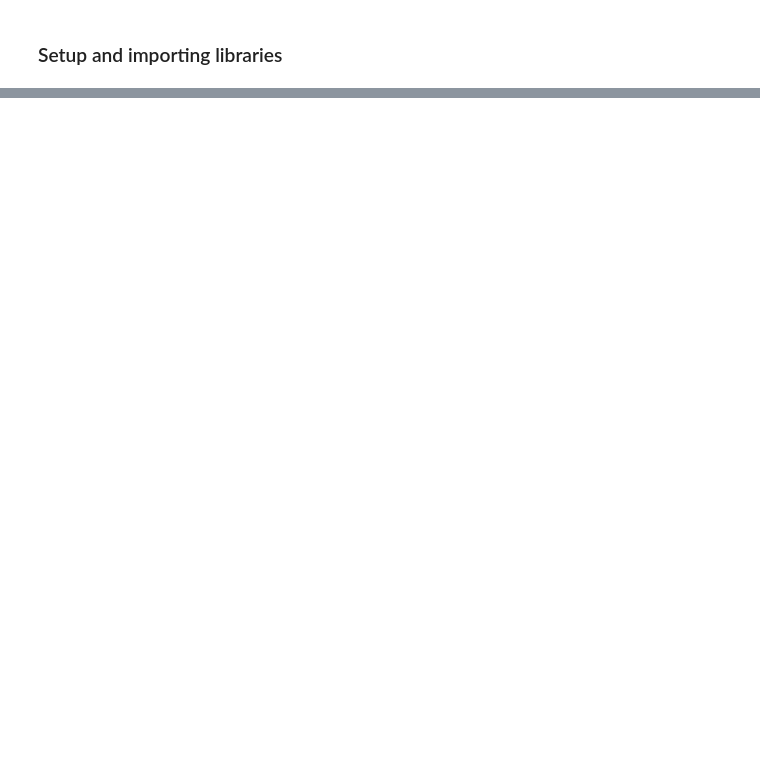
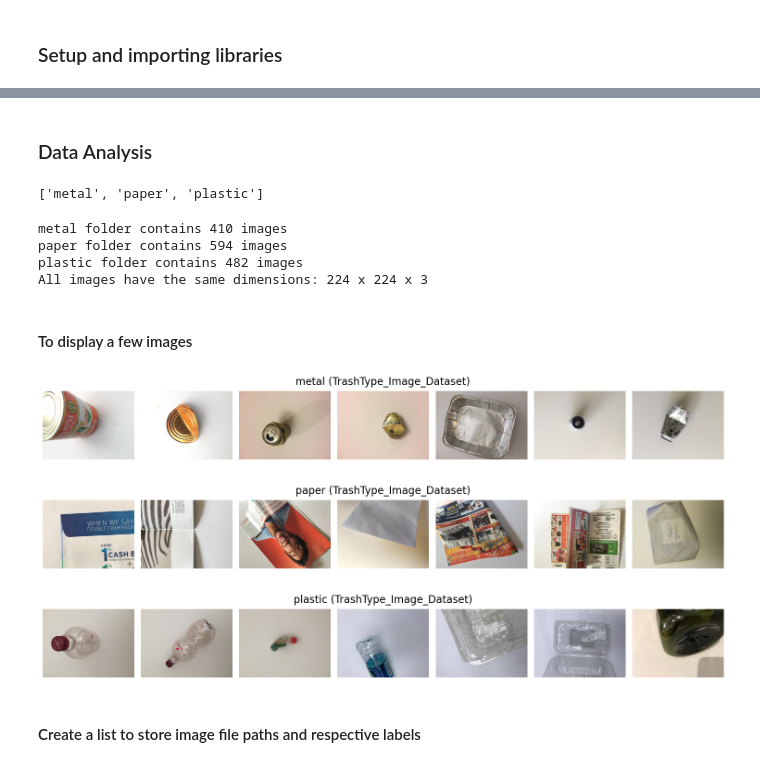
Before and after one commit to MarcGeorgeML/Waste-classification, a Jupyter notebook: model.ipynb, the cells around one changed output, grey strips where cells are left out. Saved outputs shown, nothing was run; the diff lists cells and outputs as text; code cells hidden in the pictures; blank space fills up the shorter version.

```diff
--- a/model.ipynb
+++ b/model.ipynb
@@ -27,0 +26,73 @@ ModuleNotFoundError: No module named 'seaborn'
+# %% [markdown]
+### Data Analysis
+# %%
+dataset_path = "TrashType_Image_Dataset"
+all_dimensions_set = set()
+
+# iterate over the datset
+garbage_types = os.listdir(dataset_path)
+print(garbage_types)
+# %% [output]
+['metal', 'paper', 'plastic']
+# %%
+for garbage_type in garbage_types:
+    folder_path = os.path.join(dataset_path, garbage_type)
+    # iterate over the images in the dataset
+    if os.path.isdir(folder_path):
+        image_files = [f for f in os.listdir(folder_path) if f.endswith((".jpg",".jpeg",".png"))]
+        # display the count of images in each folder
+        num_images = len(image_files)
+        print(f"{garbage_type} folder contains {num_images} images")
+
+        # check the dimensions of the images
+        for image_file in image_files:
+            image_path = os.path.join(folder_path, image_file)
+            with Image.open(image_path) as img:
+                img = img.resize((224, 224)) # resize the image to 224x224
+                width, height = img.size
+                channels = len(img.getbands()) # get number of color channels
+                all_dimensions_set.add((width, height, channels))
+
+# Determin if all images have the same dimensions
+if len(all_dimensions_set) == 1:
+    width, height, channels = all_dimensions_set.pop()
+    print(f"All images have the same dimensions: {width} x {height} x {channels}")
+
+else:
+    print("Images have different dimensions")
+# %% [output]
+metal folder contains 410 images
+paper folder contains 594 images
+plastic folder contains 482 images
+All images have the same dimensions: 224 x 224 x 3
+# %% [markdown]
+#### To display a few images
+# %%
+for garbage_type in garbage_types:
+    folder_path = os.path.join(dataset_path, garbage_type)
+
+    # verify current item is a folder
+    if os.path.isdir(folder_path):
+        image_files = [f for f in os.listdir(folder_path) if f.endswith((".jpg",".jpeg",".png"))]
+
+        # select first 7 images from the folder
+        image_files = image_files[:7]
+
+        # setup subplots
+        fig, axs = plt.subplots(1, 7, figsize=(15,2))
+
+        for i, image_file in enumerate(image_files):
+            image_path = os.path.join(folder_path, image_file)
+            with Image.open(image_path) as img:
+                axs[i].imshow(img)
+                axs[i].axis("off")
+
+        plt.tight_layout()
+        fig.suptitle(f"{garbage_type} ({os.path.basename(dataset_path)})", fontsize=16, y=1.03)
+        plt.show()
+# %% [output]
+[figure, added]
+[figure, added]
+[figure, added]
+# %% [markdown]
+#### Create a list to store image file paths and respective labels
```
Also changed, not shown: parts of 29 cells of this notebook, 1 other file.
